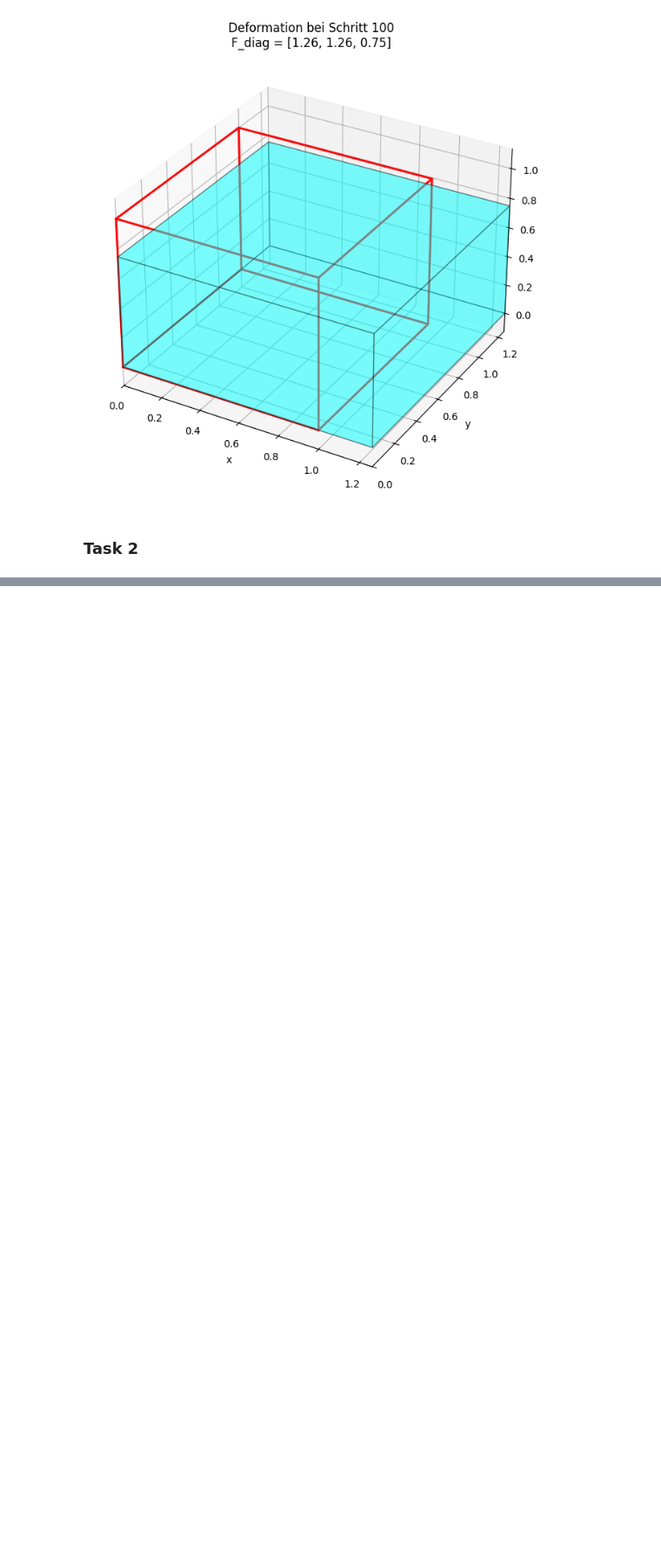
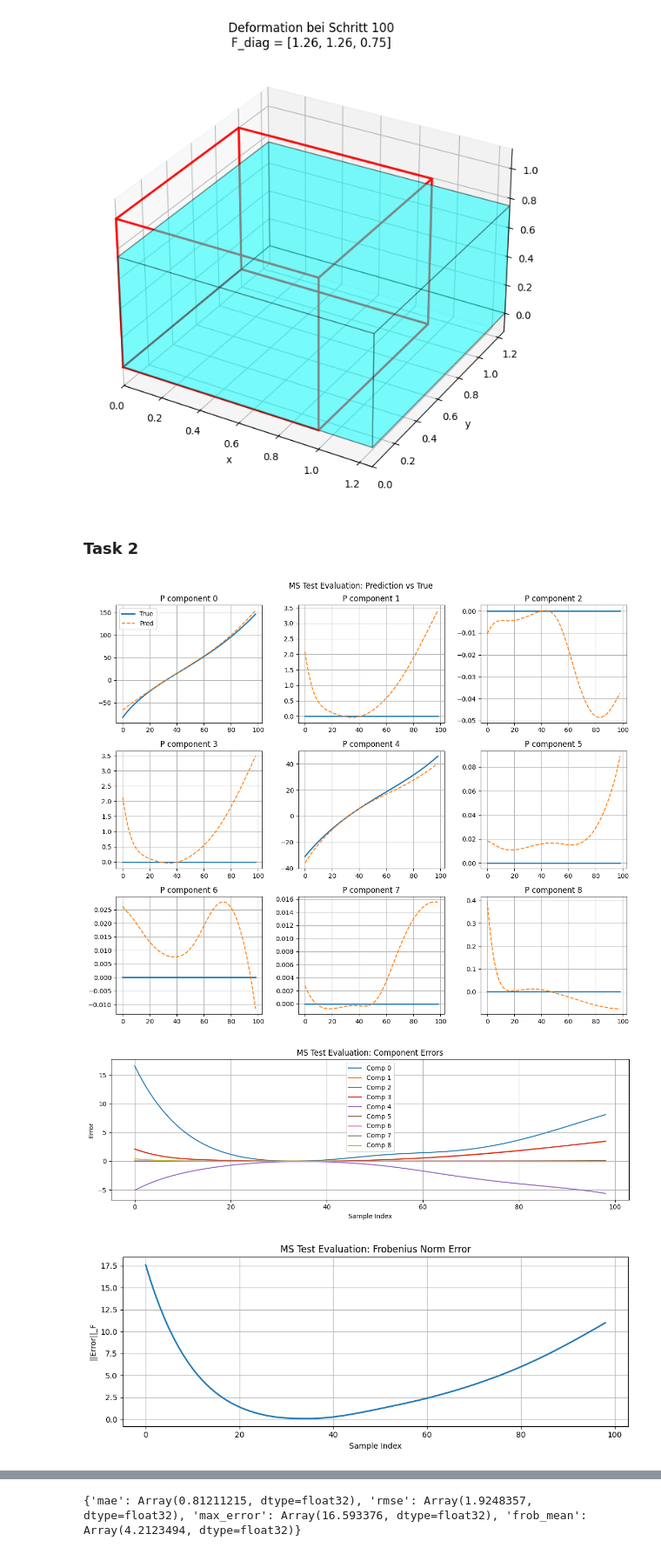
Before and after one commit to Lukas-F-1/ML-Tutorial-WS25_26, a Jupyter notebook: ffnn_introduction/main_t2.ipynb, the cells around one changed output, grey strips where cells are left out. Shown at 87% size. Drawn from its saved outputs; the diff is of its cells as text; code cells hidden in the pictures; blank space fills up the shorter version.

```diff
--- a/ffnn_introduction/main_t2.ipynb
+++ b/ffnn_introduction/main_t2.ipynb
@@ -21,4 +21,6 @@ importlib.reload(tl)
 G_ti = jnp.array([[4.0, 0.0, 0.0],
                   [0.0, 0.5, 0.0],
                   [0.0, 0.0, 0.5]])
+
+master_key = jrandom.PRNGKey(0)
 # %%
@@ -124,7 +142,13 @@ vis.visualize_deformation_3d(F, step_index=100)
 # %% [markdown]
 ### Task 2
 # %%
-#Need code to create F_cal, P_cal and C_cal datasets for training from all loadcases (i think)
+#create P_cal and C_cal datasets for training from all loadcases
+
+# Combine all right Cauchy–Green tensors for calibration
+C_cal = jnp.concatenate([C_uni_jx, C_ps_jx, C_bi_jx], axis=0)
+
+# Combine all Piola stresses for calibration
+P_cal = jnp.concatenate([P_uni_jx, P_ps_jx, P_bi_jx], axis=0)
 # %%
 # ------------------------------------------------------------
 # Convert C (3x3) → vector of 6 independent components
@@ -143,7 +167,6 @@ def C_to_six(C):
 
 X_MS = jax.vmap(C_to_six)(C_cal)   # shape (N,6)
 Y_MS = P_cal.reshape(len(P_cal), 9)  # shape (N,9)
-
 
 # ------------------------------------------------------------
 # Build the MS model (uses your existing build() function)
@@ -164,7 +187,7 @@ def build_MS_model(model_key, num_layers, num_nodes):
 # ------------------------------------------------------------
 # Train MS model — same structure as Task 1
 # ------------------------------------------------------------
-def train_MS(model, train_key, steps=10000, batch_size=32, lr=1e-3):
+def train_MS(model, train_key, steps=100000, batch_size=32, lr=1e-3):
     trained_model, history = tm.train_model(
         model=model,
         train_data=(X_MS, Y_MS),
@@ -175,3 +198,22 @@ def train_MS(model, train_key, steps=10000, batch_size=32, lr=1e-3):
         loss_fn=tl.MSE(),
     )
     return trained_model, history
+
+model_key_1, train_key_1 = jrandom.split(master_key, 2)
+
+M_S_model = build_MS_model(model_key_1, num_layers=3, num_nodes=16)
+M_S_trained, M_S_history = train_MS(M_S_model, train_key_1, steps=300000)
+# %%
+#making predictions on bi_test and evaluating
+X_test_MS = jax.vmap(C_to_six)(C_bi_test_jx)   # shape (N,6)
+Y_test_MS = P_bi_test_jx.reshape(len(P_bi_test_jx), 9)  # shape (N,9)
+
+test_pred = jax.vmap(M_S_trained)(X_test_MS)
+
+metrics = vis.evaluate_MS_predictions(Y_test_MS, test_pred)
+
+print(metrics)
+# %% [output]
+[figure, added]
+[figure, added]
+[figure, added]
@@ -177,0 +221 @@ def train_MS(model, train_key, steps=10000, batch_size=32, lr=1e-3):
+{'mae': Array(0.81211215, dtype=float32), 'rmse': Array(1.9248357, dtype=float32), 'max_error': Array(16.593376, dtype=float32), 'frob_mean': Array(4.2123494, dtype=float32)}
```
Also changed, not shown: parts of 6 cells of this notebook, 1 other file.
